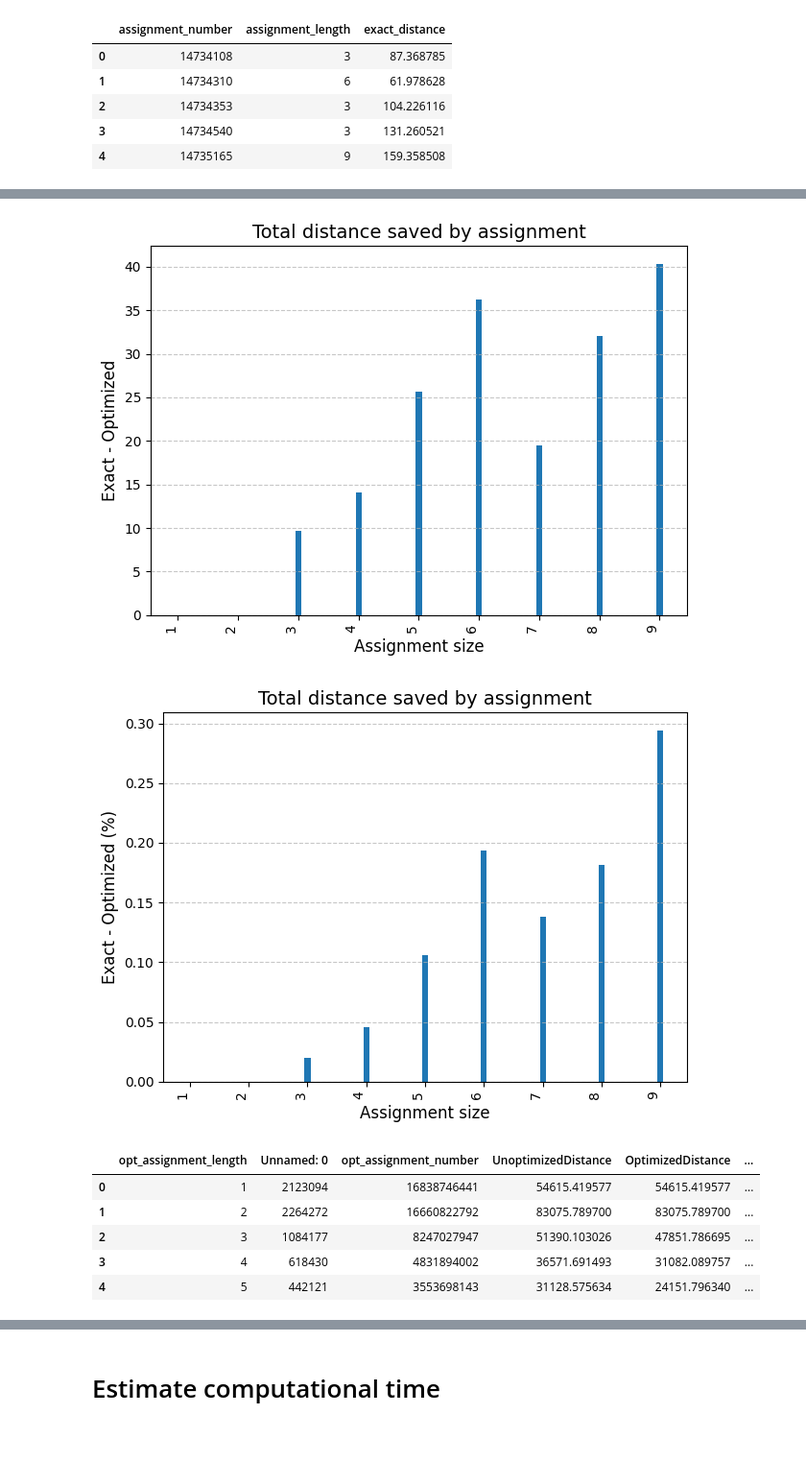
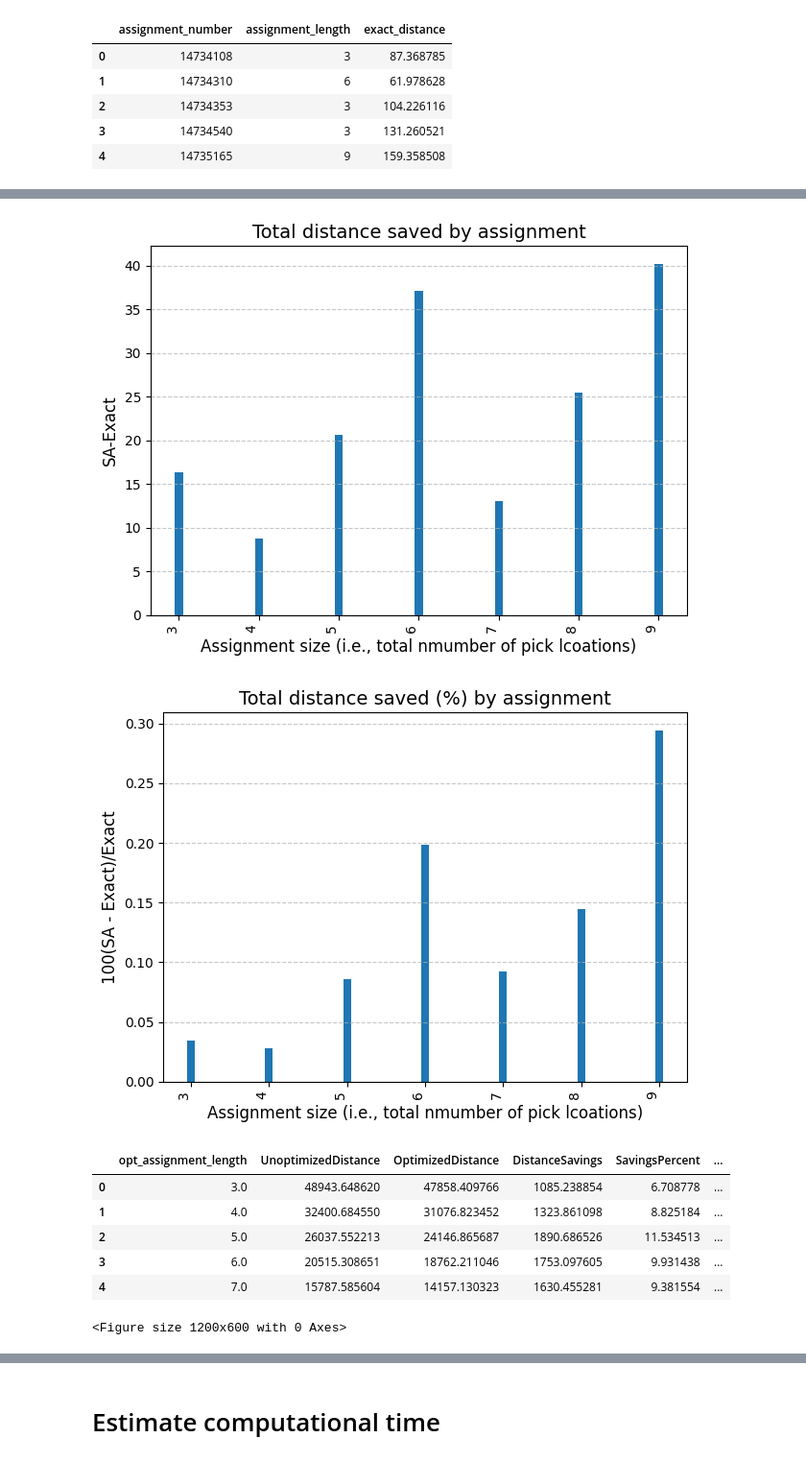
Before and after one commit to HasanVerses/batch_sequencing_optimization, a Jupyter notebook: notebooks/ld_computational_and_improvement_analysis.ipynb, the cells around one changed output, grey strips where cells are left out. Shown at 96% size. Cells and saved outputs as stored; diff of their text form; code cells hidden in the pictures.

```diff
--- a/notebooks/ld_computational_and_improvement_analysis.ipynb
+++ b/notebooks/ld_computational_and_improvement_analysis.ipynb
@@ -278,9 +306,9 @@ historical_length_freq
 # %%
 # Reading the results for the exact algo
-
-exact_analysis = pd.read_csv('analysis_data\LD_testrun_results_exact.csv')  # new analysis based on the data from 2022-08-01 to 2023-08-01
+exact_analysis = pd.read_csv('analysis_data\LD_testrun_results_exact_with_DZ.csv')  # new analysis based on the data from 2022-08-01 to 2023-08-01 assuming we have the DZ
 exact_analysis = exact_analysis[['AssignmentNumber', 'AssignmentLength', 'UnoptimizedDistance']]
 exact_analysis.columns = ['assignment_number', 'assignment_length', 'exact_distance']
+exact_analysis['assignment_number'] = exact_analysis['assignment_number'].astype('str')
 exact_analysis.head()
 # %% [output]
 |  | assignment_number | assignment_length | exact_distance |
@@ -294,13 +322,18 @@ exact_analysis.head()
 # %%
 # Load data
-# optimized_analysis = pd.read_csv('analysis_data\LD_testrun_results_2022-05-10.csv')  # old data based on alex analysis
-optimized_analysis = pd.read_csv('analysis_data\LD_testrun_results.csv')  # new analysis based on the data from 2022-08-01 to 2023-08-01
+optimized_analysis = pd.read_csv('analysis_data\LD_testrun_results_2022-05-10.csv')  # The results based on Alex file
+optimized_analysis = pd.read_csv('analysis_data\LD_testrun_results_with_DZ_v2.csv')  # The results with DZ from 2022-08-01 to 2023-08-01
+#optimized_analysis = pd.read_csv('analysis_data\LD_testrun_results_without_DZ_v2.csv')  # The results without DZ from 2022-08-01 to 2023-08-01
 
 optimized_analysis.columns = ['Unnamed: 0', 'opt_assignment_number', 'opt_assignment_length',
        'UnoptimizedSequence', 'OptimizedSequence', 'UnoptimizedDistance',
        'OptimizedDistance', 'DistanceSavings', 'SavingsPercent',
        'ExecutionTime', 'NumParallelRuns', 'Algorithm']
+
+optimized_analysis['opt_assignment_number']=optimized_analysis['opt_assignment_number'].astype('str')
+optimized_analysis=optimized_analysis.drop(columns=['Unnamed: 0'])
+
+print(len(optimized_analysis))
+print((optimized_analysis['UnoptimizedDistance'].sum() - optimized_analysis['OptimizedDistance'].sum())/optimized_analysis['UnoptimizedDistance'].sum()*100)
 optimized_analysis.head()
-
-#optimized_analysis[optimized_analysis['opt_assignment_length']<=9][['opt_assignment_number']].to_csv('assignment_list.csv')
 # %% [output]
@@ -313,42 +367,61 @@ optimized_analysis.head()
 # %%
-#exact distance analysis
-exact_optimized_df = pd.merge(optimized_analysis, exact_analysis, left_on = 'opt_assignment_number', right_on = 'assignment_number', how= 'right')
-exact_optimized_df[['exact_distance', 'OptimizedDistance']].head()
+# Analysis of the results based on exact solution
+exact_optimized_df = pd.merge(optimized_analysis,
+                              exact_analysis,
+                              left_on = 'opt_assignment_number',
+                              right_on = 'assignment_number',
+                              how= 'right')
+
+exact_optimized_df['Unoptimized - exact'] = exact_optimized_df['UnoptimizedDistance'] - exact_optimized_df['exact_distance']
+exact_optimized_df['worst'] = (exact_optimized_df['Unoptimized - exact']> 0).astype(int)
+exact_optimized_df['equal'] = (exact_optimized_df['Unoptimized - exact'] == 0).astype(int)
 
 exact_optimized_df['Optimized - exact'] = exact_optimized_df['OptimizedDistance'] - exact_optimized_df['exact_distance']
 
 exact_optimized_groupby_df= exact_optimized_df.groupby('opt_assignment_length').sum().reset_index()
-exact_optimized_groupby_df
 
-#plt.scatter(exact_optimized_df['opt_assignment_length'],exact_optimized_df['OptimizedDistance'], s=1)
-#plt.scatter(exact_optimized_df['opt_assignment_length'],exact_optimized_df['exact_distance'], s=1)
 plt.bar(exact_optimized_groupby_df['opt_assignment_length'], exact_optimized_groupby_df['Optimized - exact'], width=0.1)
-plt.xlabel('Assignment size', fontsize=12)
-plt.ylabel('Exact - Optimized', fontsize=12)
+plt.xlabel('Assignment size (i.e., total nmumber of pick lcoations)', fontsize=12)
+plt.ylabel('SA-Exact', fontsize=12)
 plt.title('Total distance saved by assignment', fontsize=14)
 plt.xticks(rotation=90, ha='right', fontsize=10)
 plt.grid(axis='y', linestyle='--', alpha=0.7)
 plt.tight_layout()
 plt.savefig('plots/exact_optimized_distance.png')
 plt.show()
 
-plt.bar(exact_optimized_groupby_df['opt_assignment_length'], exact_optimized_groupby_df['Optimized - exact']/exact_optimized_groupby_df['OptimizedDistance']*100, width=0.1)
-plt.xlabel('Assignment size', fontsize=12)
-plt.ylabel('Exact - Optimized (%)', fontsize=12)
-plt.title('Total distance saved by assignment', fontsize=14)
+plt.bar(exact_optimized_groupby_df['opt_assignment_length'],
+        exact_optimized_groupby_df['Optimized - exact']/exact_optimized_groupby_df['exact_distance']*100, width=0.1)
+plt.xlabel('Assignment size (i.e., total nmumber of pick lcoations)', fontsize=12)
+plt.ylabel('100(SA - Exact)/Exact', fontsize=12)
+plt.title('Total distance saved (%) by assignment', fontsize=14)
 plt.xticks(rotation=90, ha='right', fontsize=10)
 plt.grid(axis='y', linestyle='--', alpha=0.7)
 plt.tight_layout()
 plt.savefig('plots/exact_optimized_distance (%).png')
 plt.show()
 
+# Plot the bar chart
+plt.figure(figsize=(12, 6))
+df = exact_optimized_groupby_df[['opt_assignment_length', 'worst', 'equal']].set_index('opt_assignment_length')
+df.index = df.index.astype(int)
+ax = df.plot(kind='bar', stacked=True, figsize=(10, 6))
+plt.xlabel('Assignment size', fontsize=12)
+plt.ylabel('total numbers', fontsize=12)
+plt.title('Total couts of worst (i.e., historical > exact) and eqaul (historical = exact) by assignment size', fontsize=14)
+plt.xticks(rotation=90, ha='right', fontsize=10)
+plt.grid(axis='y', linestyle='--', alpha=0.7)
+plt.tight_layout()
+plt.savefig('plots/exact_worst_better.png')
+
 exact_optimized_groupby_df.head()
 # %% [output]
-[figure, old version]
+[figure, new version]
-[figure, old version]
+[figure, new version]
-|  | opt_assignment_length | Unnamed: 0 | opt_assignment_number | UnoptimizedDistance | OptimizedDistance | ... |
-| 0 | 1 | 2123094 | 16838746441 | 54615.419577 | 54615.419577 | ... |
-| 1 | 2 | 2264272 | 16660822792 | 83075.789700 | 83075.789700 | ... |
-| 2 | 3 | 1084177 | 8247027947 | 51390.103026 | 47851.786695 | ... |
-| 3 | 4 | 618430 | 4831894002 | 36571.691493 | 31082.089757 | ... |
-| 4 | 5 | 442121 | 3553698143 | 31128.575634 | 24151.796340 | ... |
+|  | opt_assignment_length | UnoptimizedDistance | OptimizedDistance | DistanceSavings | SavingsPercent | ... |
+| 0 | 3.0 | 48943.648620 | 47858.409766 | 1085.238854 | 6.708778 | ... |
+| 1 | 4.0 | 32400.684550 | 31076.823452 | 1323.861098 | 8.825184 | ... |
+| 2 | 5.0 | 26037.552213 | 24146.865687 | 1890.686526 | 11.534513 | ... |
+| 3 | 6.0 | 20515.308651 | 18762.211046 | 1753.097605 | 9.931438 | ... |
+| 4 | 7.0 | 15787.585604 | 14157.130323 | 1630.455281 | 9.381554 | ... |
+<Figure size 1200x600 with 0 Axes>
```
Also changed, not shown: parts of 25 cells of this notebook.
